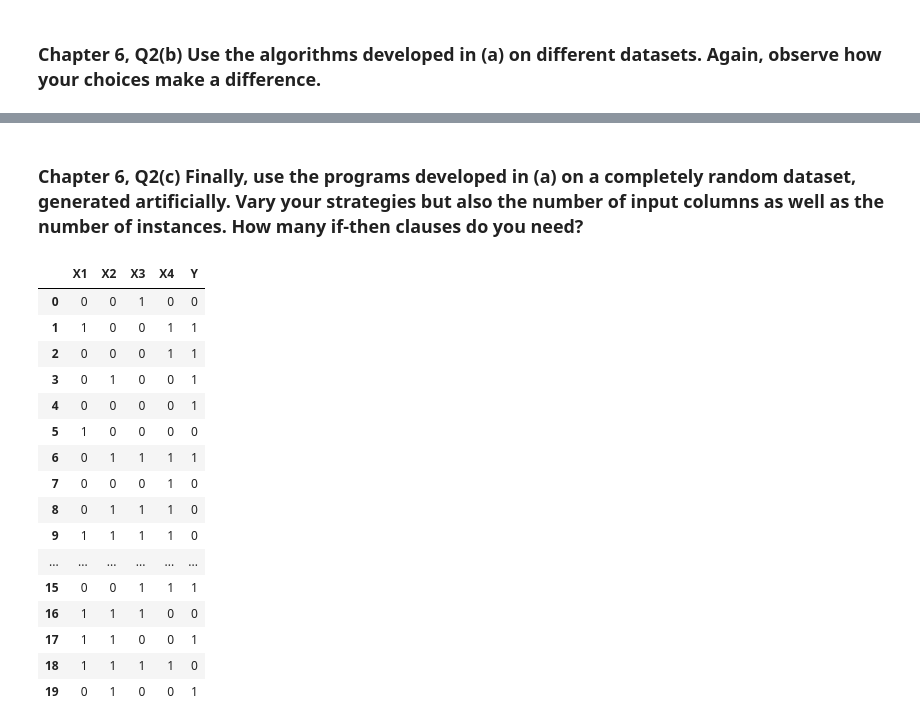
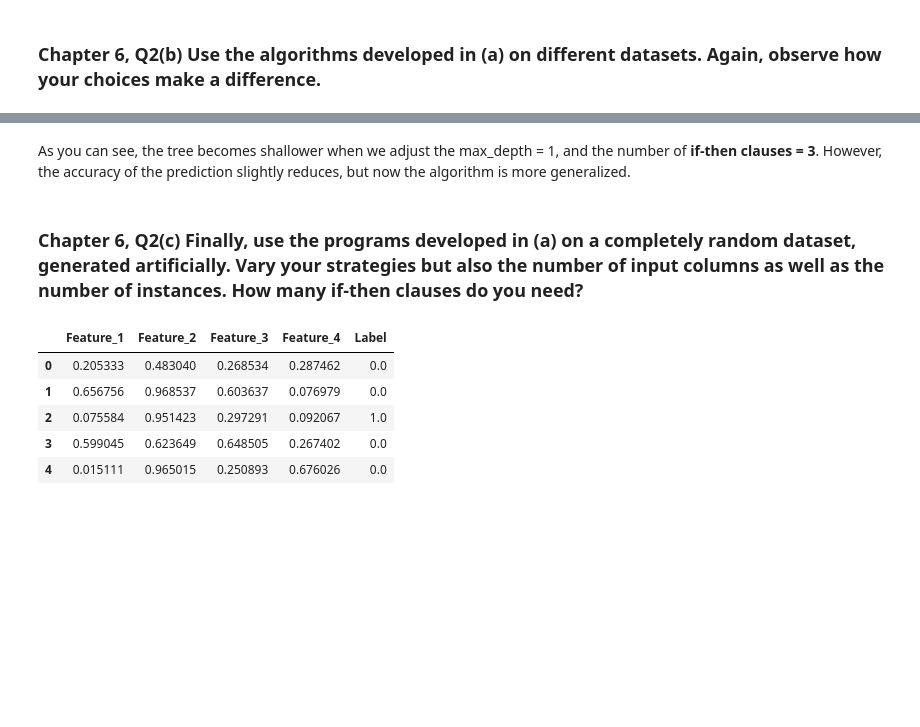
Before and after one commit to Apratim08/CS294-Midterm, a Jupyter notebook: Ch6/Q2.ipynb, the cells around one changed output, grey strips where cells are left out. Saved outputs shown, nothing was run; the diff lists cells and outputs as text; code cells hidden in the pictures; blank space fills up the shorter version.

```diff
--- a/Ch6/Q2.ipynb
+++ b/Ch6/Q2.ipynb
@@ -296,47 +352,26 @@ dataset1.head(10)
+# %% [markdown]
+As you can see, the tree becomes shallower when we adjust the max_depth = 1, and the number of **if-then clauses = 3**. However, the accuracy of the prediction slightly reduces, but now the algorithm is more generalized.
 # %% [markdown]
 ### Chapter 6, Q2(c) Finally, use the programs developed in (a) on a completely random dataset, generated artificially. Vary your strategies but also the number of input columns as well as the number of instances. How many if-then clauses do you need?
-# %%
-import pandas as pd
-import numpy as np
-
-# Set seed for reproducibility
-np.random.seed(42)
-
-# Number of rows in the dataset
-num_rows = 500
-
-# Generate random values for the features (X1 to X7) and output (Y)
-data = {
-    'X1': np.random.randint(0, 2, num_rows),
-    'X2': np.random.randint(0, 2, num_rows),
-    'X3': np.random.randint(0, 2, num_rows),
-    'X4': np.random.randint(0, 2, num_rows),
-    # 'X5': np.random.randint(0, 2, num_rows),
-    # 'X6': np.random.randint(0, 2, num_rows),
-    # 'X7': np.random.randint(0, 2, num_rows),
-    'Y': np.random.randint(0, 2, num_rows),
-}
-
-# Create a DataFrame
-binary = pd.DataFrame(data)
-
-# Display the first few rows of the generated dataset
-binary.head(20)
-# %% [output]
-|  | X1 | X2 | X3 | X4 | Y |
-| 0 | 0 | 0 | 1 | 0 | 0 |
-| 1 | 1 | 0 | 0 | 1 | 1 |
-| 2 | 0 | 0 | 0 | 1 | 1 |
-| 3 | 0 | 1 | 0 | 0 | 1 |
-| 4 | 0 | 0 | 0 | 0 | 1 |
-| 5 | 1 | 0 | 0 | 0 | 0 |
-| 6 | 0 | 1 | 1 | 1 | 1 |
-| 7 | 0 | 0 | 0 | 1 | 0 |
-| 8 | 0 | 1 | 1 | 1 | 0 |
-| 9 | 1 | 1 | 1 | 1 | 0 |
-| ... | ... | ... | ... | ... | ... |
-| 15 | 0 | 0 | 1 | 1 | 1 |
-| 16 | 1 | 1 | 1 | 0 | 0 |
-| 17 | 1 | 1 | 0 | 0 | 1 |
-| 18 | 1 | 1 | 1 | 1 | 0 |
-| 19 | 0 | 1 | 0 | 0 | 1 |
+# %%
+import pandas as pd
+import numpy as np
+
+# Generate random data for features (X)
+X = np.random.rand(100, 4)  # 100 rows, 4 columns ranging from 0 to 1
+
+# Generate random binary labels for classification (Y)
+Y = np.random.randint(2, size=100)  # Generate 100 random binary labels (0 or 1)
+
+# Create a DataFrame from the generated data
+dataset3 = pd.DataFrame(np.concatenate([X, Y.reshape(-1, 1)], axis=1), columns=["Feature_1", "Feature_2", "Feature_3", "Feature_4", "Label"])
+
+# Display the DataFrame
+dataset3.head()
+# %% [output]
+|  | Feature_1 | Feature_2 | Feature_3 | Feature_4 | Label |
+| 0 | 0.205333 | 0.483040 | 0.268534 | 0.287462 | 0.0 |
+| 1 | 0.656756 | 0.968537 | 0.603637 | 0.076979 | 0.0 |
+| 2 | 0.075584 | 0.951423 | 0.297291 | 0.092067 | 1.0 |
+| 3 | 0.599045 | 0.623649 | 0.648505 | 0.267402 | 0.0 |
+| 4 | 0.015111 | 0.965015 | 0.250893 | 0.676026 | 0.0 |
```
Also changed, not shown: parts of 22 cells of this notebook, 4 other files.
